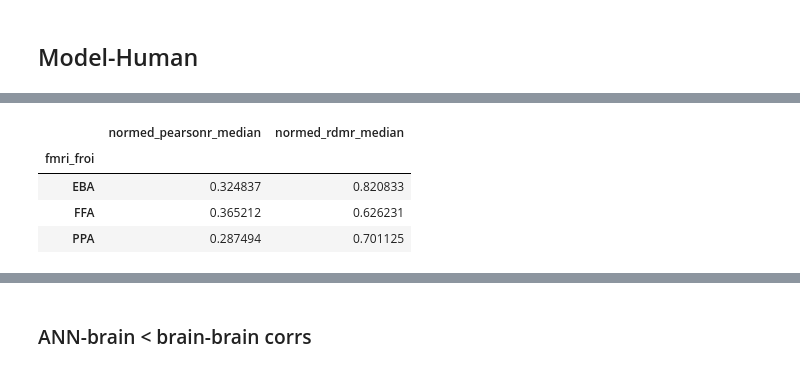
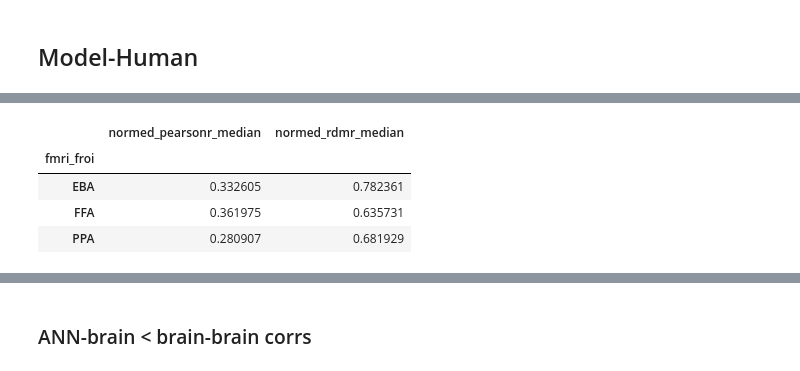
Before and after one commit to murtylab/comparing-category-selectivity, a Jupyter notebook: preprint/preprint_stats_recheck.ipynb, the cells around one changed output, grey strips where cells are left out. Saved outputs shown, nothing was run; the diff lists cells and outputs as text; code cells hidden in the pictures.

```diff
--- a/preprint/preprint_stats_recheck.ipynb
+++ b/preprint/preprint_stats_recheck.ipynb
@@ -261,7 +351,6 @@ mh_csv = mh_csv[
 ]
 
 
-
 mh_csv_grouped = (
     mh_csv
     .groupby(['fmri_froi', 'model_name'])
@@ -272,13 +361,13 @@ mh_csv_grouped = (
     .reset_index()
 )
 
-mh_csv_grouped_best = mh_csv_grouped[
-    mh_csv_grouped['model_name'] == best_model_name
-]
-# drop the model_name column & set fmri_froi as index
-mh_csv_grouped_best = mh_csv_grouped_best.drop(columns=['model_name']).set_index('fmri_froi')
-print(f'Model-Subject correlations for best model: {best_model_name}')
-display(mh_csv_grouped_best)
+# mh_csv_grouped_best = mh_csv_grouped[
+#     mh_csv_grouped['model_name'] == best_model_name
+# ]
+# # drop the model_name column & set fmri_froi as index
+# mh_csv_grouped_best = mh_csv_grouped_best.drop(columns=['model_name']).set_index('fmri_froi')
+# print(f'Model-Subject correlations for best model: {best_model_name}')
+# display(mh_csv_grouped_best)
 
 mh_csv_grouped2 = (
     mh_csv_grouped
@@ -292,21 +381,65 @@ mh_csv_grouped2 = (
 print('Model-Subject correlations (grouped by ROI):')
 display(mh_csv_grouped2)
 
-print('Delta Rs between model-subject and subject-subject medians:')
+median_delta_records = []
+for froi in core_frois:
+    for model_name in to_model_names:
+        record = {'fmri_froi': froi, 'model_name': model_name}
+        model_froi_deltas = {metric: [] for metric in metrics}
+        for subject in subjects:
+            subject_froi_hh_corr = hh_corrs_csv[
+                (hh_corrs_csv['fmri_froi'] == froi) &
+                (hh_corrs_csv['subject'] == subject)
+            ]
+            model_froi_mh_corr = mh_csv[
+                (mh_csv['model_name'] == model_name) &
+                (mh_csv['fmri_froi'] == froi) &
+                (mh_csv['model_froi'] == froi) &
+                (mh_csv['subject'] == subject)
+            ]
+            for metric in metrics:
+                model_froi_deltas[metric].append(
+                    subject_froi_hh_corr[metric].values[0] -
+                    model_froi_mh_corr[metric].values[0]
+                )
+        for metric in metrics:
+            record[f'{metric}_median'] = np.median(model_froi_deltas[metric])
+        median_delta_records.append(record)
+mh_deltas_median_csv = pd.DataFrame(median_delta_records)
+
+print('Delta Rs between model-subject and subject-subject:')
+display(mh_deltas_median_csv)
+
+mh_deltas_median_csv_grouped = (
+    mh_deltas_median_csv
+    .groupby('fmri_froi')
+    .agg(
+        normed_pearsonr_median=('normed_pearsonr_median', 'median'),
+        normed_rdmr_median=('normed_rdmr_median', 'median'),
+    )
+    .reset_index()
+).set_index('fmri_froi')
+
+print('Delta Rs between model-subject and subject-subject, medians:')
 # delta Rs between model-subject and subject-subject medians
-display(hh_csv_grouped - mh_csv_grouped2)
+median_delta_df = hh_median_csv.set_index('fmri_froi') - mh_csv_grouped2
+display(mh_deltas_median_csv_grouped)
 
-print(f'One sided U-test between subject-subject and all model-subject correlations:')
-# u-test between subject-subject and model-subject correlations, for each metric and fROI
-for froi in core_frois:
-    print(f'\nFROI: {froi}')
-    for metric in metrics:
-        hh_values = hh_csv[
-            (hh_csv['fmri_froi'] == froi)
-        ][metric].values
-        mh_values = mh_csv[
-            (mh_csv['fmri_froi'] == froi)
-        ][metric].values
-        u_stat, p_value = stats.mannwhitneyu(hh_values, mh_values, alternative='greater')
-        print(f'Metric: {metric}, U-statistic: {u_stat}, p-value: {p_value},    median subject-subject: {np.median(hh_values)}, median model-subject: {np.median(mh_values)}')
+print('Delta Rs between best model-subject and subject-subject medians:')
+# delta Rs between best model-subject and subject-subject medians
+display(mh_deltas_median_csv[mh_deltas_median_csv['model_name'] == best_model_name])
+
+# print(f'One sided U-test between subject-subject and all model-subject correlations:')
+# # u-test between subject-subject and model-subject correlations, for each metric and fROI
+# for froi in core_frois:
+#     print(f'\nFROI: {froi}')
+#     for metric in metrics:
+#         hh_values = hh_csv[
+#             (hh_csv['fmri_froi'] == froi)
+#         ][metric].values
+#         mh_values = mh_csv[
+#             (mh_csv['fmri_froi'] == froi)
+#         ][metric].values
+#         u_stat, p_value = stats.mannwhitneyu(hh_values, mh_values, alternative='greater')
+#         print(f'Metric: {metric}, U-statistic: {u_stat}, p-value: {p_value},    median subject-subject: {np.median(hh_values)}, median model-subject: {np.median(mh_values)}')
 # %% [output]
@@ -326,5 +467,5 @@ Delta Rs between model-subject and subject-subject medians:
 |  | normed_pearsonr_median | normed_rdmr_median |
 | fmri_froi |  |  |
-| EBA | 0.324837 | 0.820833 |
-| FFA | 0.365212 | 0.626231 |
-| PPA | 0.287494 | 0.701125 |
+| EBA | 0.332605 | 0.782361 |
+| FFA | 0.361975 | 0.635731 |
+| PPA | 0.280907 | 0.681929 |
```
Also changed, not shown: parts of 18 cells of this notebook.
